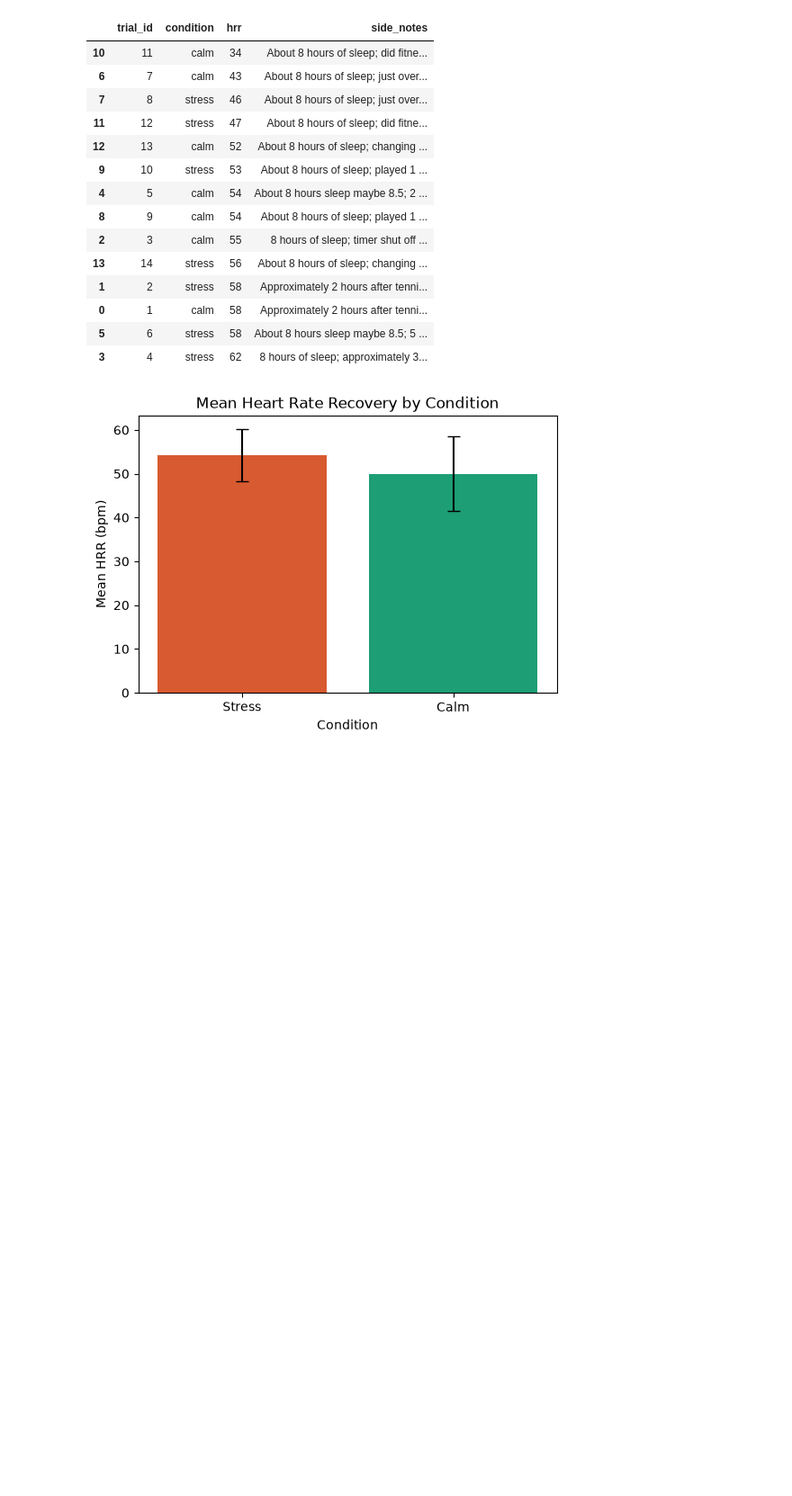
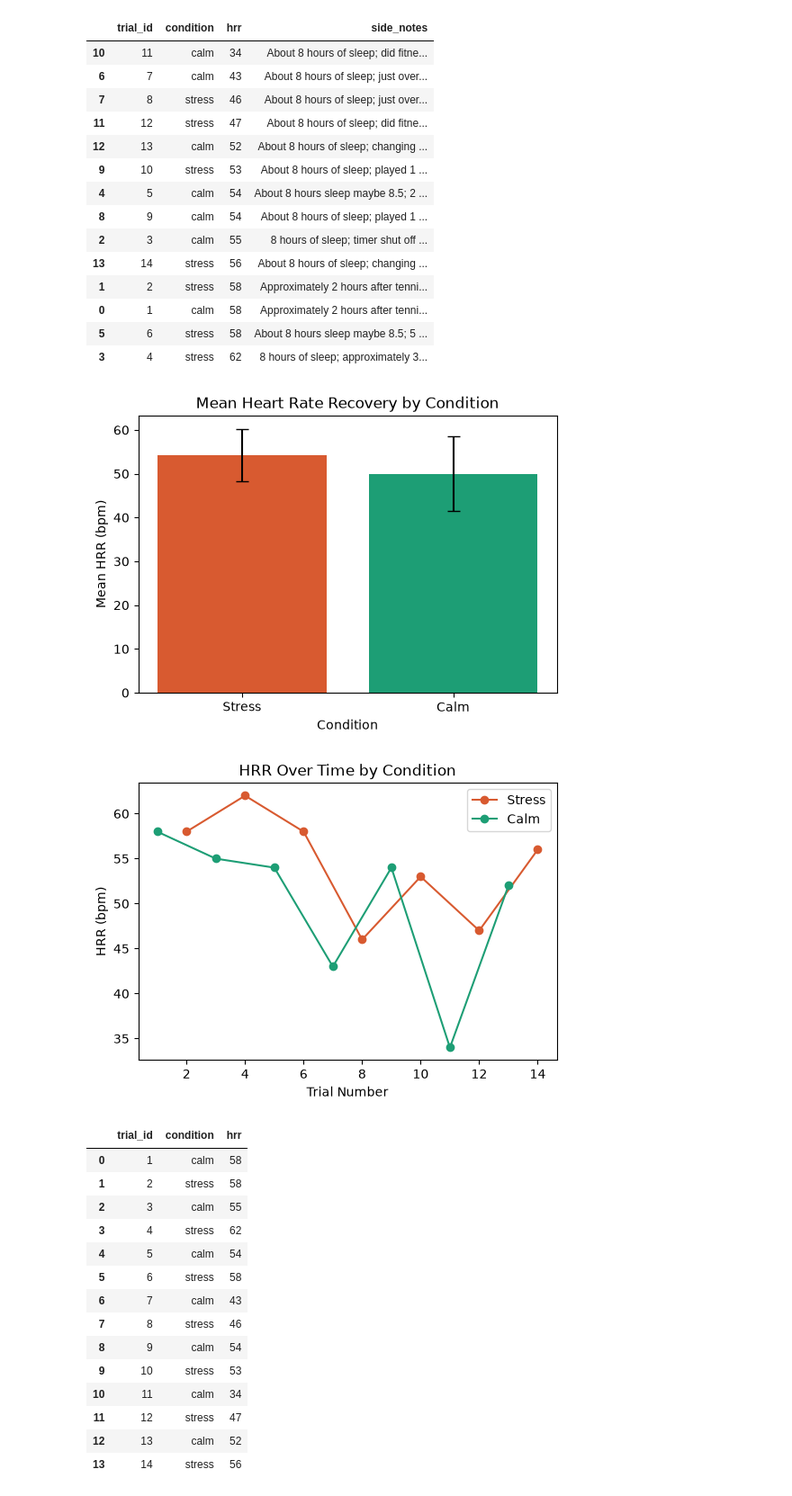
Before and after one commit to ctyy7/hrr-research-project, a Jupyter notebook: notebooks/01_create_research_table.ipynb, the cells around one changed output. Shown at 90% size. Cells and saved outputs as stored; diff of their text form; code cells hidden in the pictures; blank space fills up the shorter version.

Commit message:
Add graph 2 draft for HRR over time

```diff
--- a/notebooks/01_create_research_table.ipynb
+++ b/notebooks/01_create_research_table.ipynb
@@ -1085,3 +1085,68 @@ HRR values sorted from lowest to highest:
 | 5 | 6 | stress | 58 | About 8 hours sleep maybe 8.5; 5 ... |
 | 3 | 4 | stress | 62 | 8 hours of sleep; approximately 3... |
 [figure]
+# %%
+import pandas as pd
+import matplotlib.pyplot as plt
+from pathlib import Path
+
+project_root = Path.cwd().parent if Path.cwd().name == "notebooks" else Path.cwd()
+
+data_path = project_root / "data" / "hrr_data.csv"
+figures_folder = project_root / "figures"
+figures_folder.mkdir(exist_ok=True)
+
+df = pd.read_csv(data_path)
+
+# Make sure trial_id and hrr are numbers
+df["trial_id"] = pd.to_numeric(df["trial_id"], errors="coerce")
+df["hrr"] = pd.to_numeric(df["hrr"], errors="coerce")
+
+stress_df = df[df["condition"] == "stress"].sort_values("trial_id")
+calm_df = df[df["condition"] == "calm"].sort_values("trial_id")
+
+plt.figure(figsize=(6, 4))
+
+plt.plot(
+    stress_df["trial_id"],
+    stress_df["hrr"],
+    marker="o",
+    color="#D85A30",
+    label="Stress"
+)
+
+plt.plot(
+    calm_df["trial_id"],
+    calm_df["hrr"],
+    marker="o",
+    color="#1D9E75",
+    label="Calm"
+)
+
+plt.xlabel("Trial Number")
+plt.ylabel("HRR (bpm)")
+plt.legend()
+plt.title("HRR Over Time by Condition")
+
+plt.savefig(figures_folder / "graph2_draft.png", dpi=150, bbox_inches="tight")
+
+plt.show()
+
+display(df[["trial_id", "condition", "hrr"]].sort_values("trial_id"))
+# %% [output]
+[figure, added]
+|  | trial_id | condition | hrr |
+| 0 | 1 | calm | 58 |
+| 1 | 2 | stress | 58 |
+| 2 | 3 | calm | 55 |
+| 3 | 4 | stress | 62 |
+| 4 | 5 | calm | 54 |
+| 5 | 6 | stress | 58 |
+| 6 | 7 | calm | 43 |
+| 7 | 8 | stress | 46 |
+| 8 | 9 | calm | 54 |
+| 9 | 10 | stress | 53 |
+| 10 | 11 | calm | 34 |
+| 11 | 12 | stress | 47 |
+| 12 | 13 | calm | 52 |
+| 13 | 14 | stress | 56 |
```
Also changed, not shown: 1 other file.
